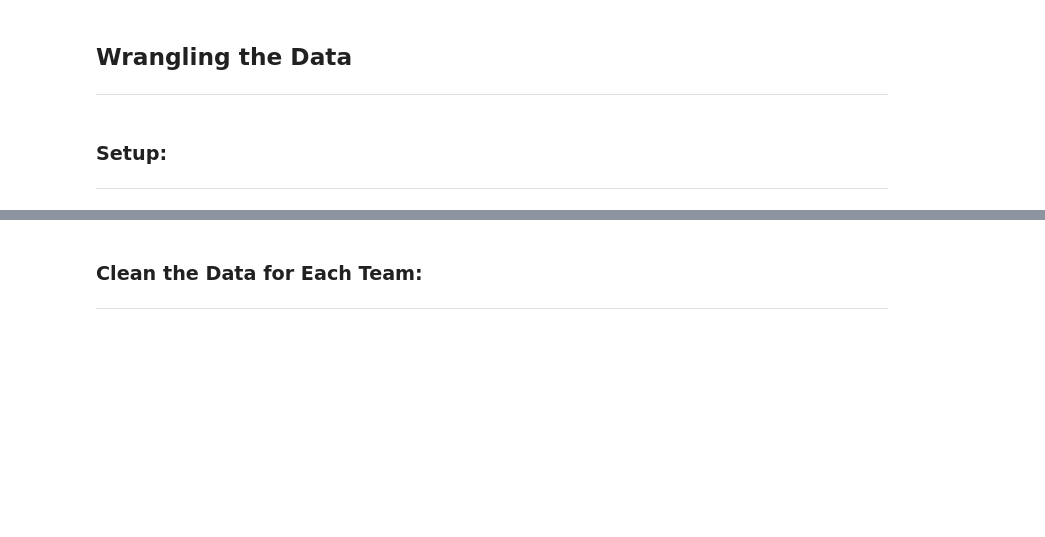
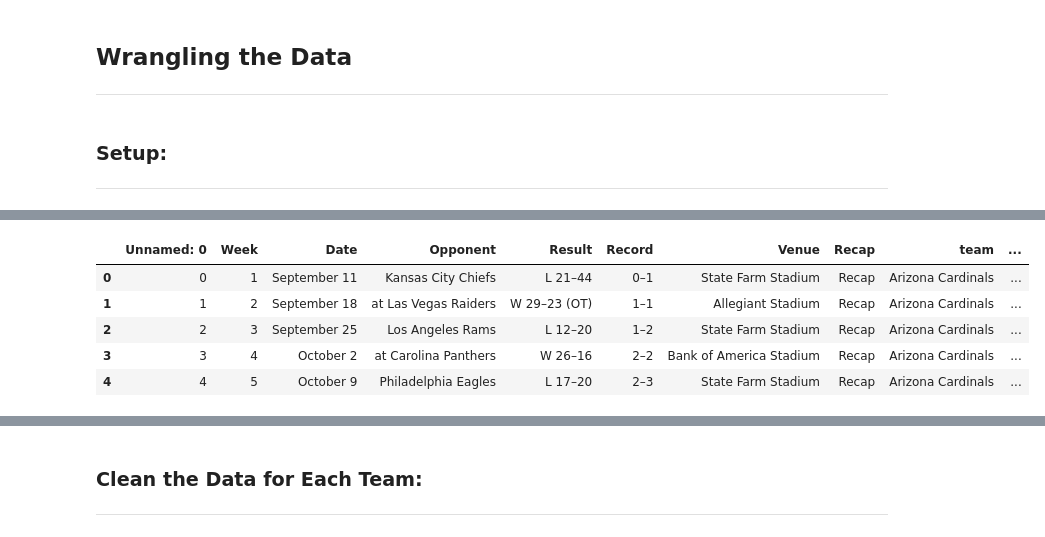
Before and after one commit to cwolf1424/Group_Project_4-NFL_Game_Outcome_Predictor, a Jupyter notebook: 03-Wrangling_Data/Wrangling_Data.ipynb, the cells around one changed output, grey strips where cells are left out. Drawn from its saved outputs; the diff is of its cells as text; code cells hidden in the pictures; blank space fills up the shorter version.

```diff
--- a/03-Wrangling_Data/Wrangling_Data.ipynb
+++ b/03-Wrangling_Data/Wrangling_Data.ipynb
@@ -66,0 +73,11 @@ master_df
+# %%
+# Read in CSV
+cur_df = pd.read_csv("Grabbing_Data_Exports/2022_Arizona_Cardinals.csv")
+cur_df.head(5)
+# %% [output]
+|  | Unnamed: 0 | Week | Date | Opponent | Result | Record | Venue | Recap | team | ... |
+| 0 | 0 | 1 | September 11 | Kansas City Chiefs | L 21–44 | 0–1 | State Farm Stadium | Recap | Arizona Cardinals | ... |
+| 1 | 1 | 2 | September 18 | at Las Vegas Raiders | W 29–23 (OT) | 1–1 | Allegiant Stadium | Recap | Arizona Cardinals | ... |
+| 2 | 2 | 3 | September 25 | Los Angeles Rams | L 12–20 | 1–2 | State Farm Stadium | Recap | Arizona Cardinals | ... |
+| 3 | 3 | 4 | October 2 | at Carolina Panthers | W 26–16 | 2–2 | Bank of America Stadium | Recap | Arizona Cardinals | ... |
+| 4 | 4 | 5 | October 9 | Philadelphia Eagles | L 17–20 | 2–3 | State Farm Stadium | Recap | Arizona Cardinals | ... |
```
Also changed, not shown: parts of 13 cells of this notebook.
